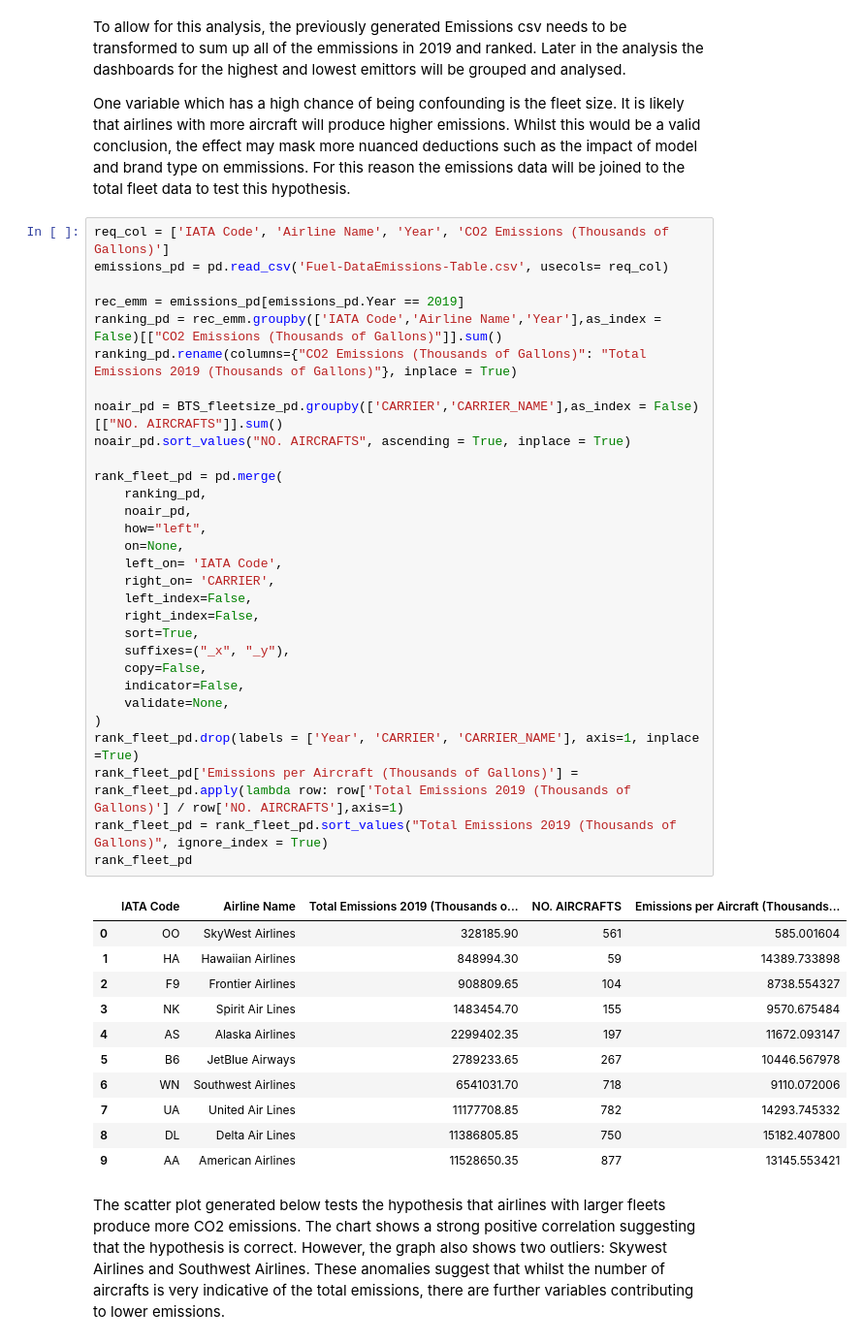
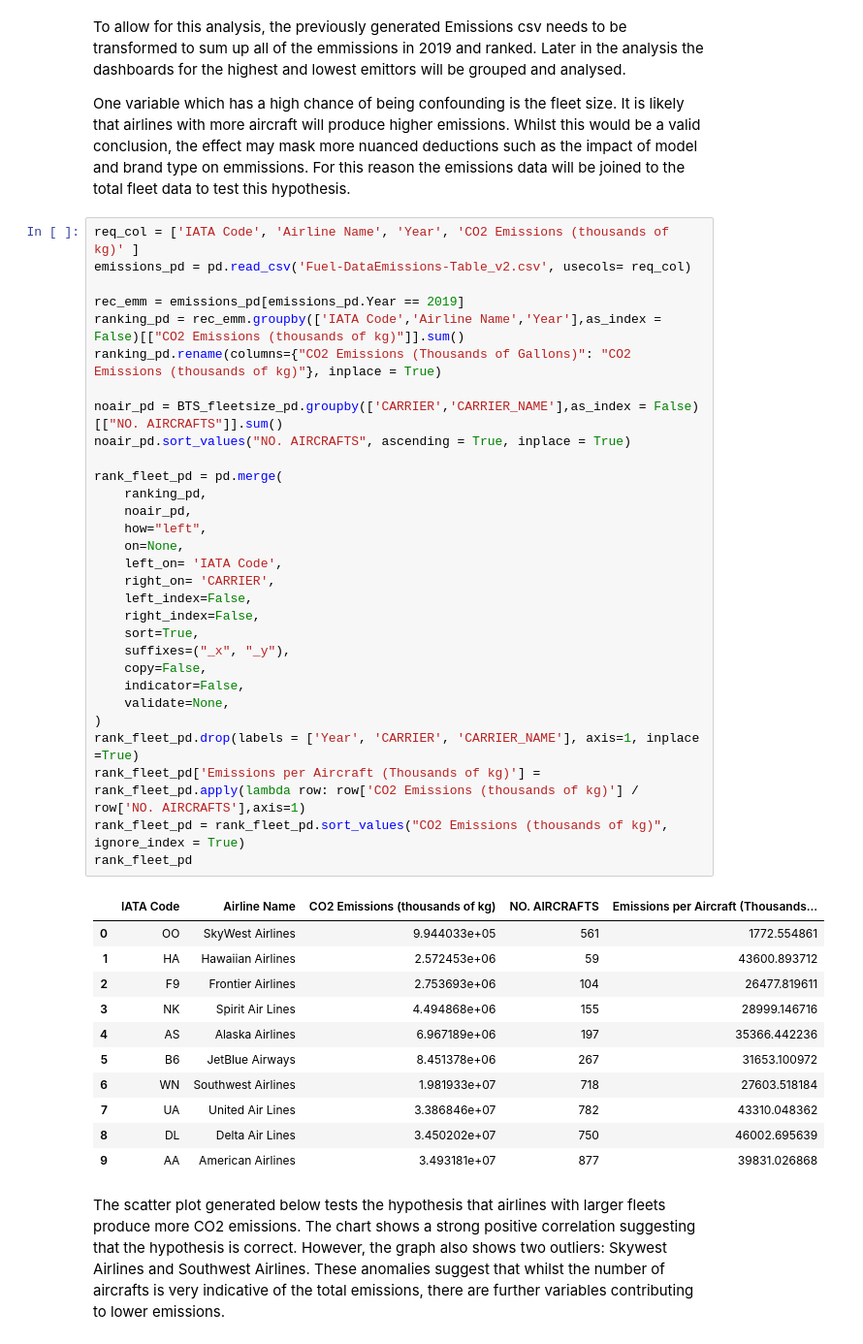
Before and after one commit to GenevaKirwan/CFG-Airline-Project, a Jupyter notebook: ProjectCode.ipynb, the cells around one changed output. Shown at 97% size. Drawn from its saved outputs; the diff is of its cells as text.

Commit message:
Switching to kg in fleet section.

```diff
--- a/ProjectCode.ipynb
+++ b/ProjectCode.ipynb
@@ -328,47 +324,47 @@ To allow for this analysis, the previously generated Emissions csv needs to be t
 
 One variable which has a high chance of being confounding is the fleet size. It is likely that airlines with more aircraft will produce higher emissions. Whilst this would be a valid conclusion, the effect may mask more nuanced deductions such as the impact of model and brand type on emmissions. For this reason the emissions data will be joined to the total fleet data to test this hypothesis.
 # %%
-req_col = ['IATA Code', 'Airline Name', 'Year', 'CO2 Emissions (Thousands of Gallons)']
-emissions_pd = pd.read_csv('Fuel-DataEmissions-Table.csv', usecols= req_col)
+req_col = ['IATA Code', 'Airline Name', 'Year', 'CO2 Emissions (thousands of kg)' ]
+emissions_pd = pd.read_csv('Fuel-DataEmissions-Table_v2.csv', usecols= req_col)
 
 rec_emm = emissions_pd[emissions_pd.Year == 2019]
-ranking_pd = rec_emm.groupby(['IATA Code','Airline Name','Year'],as_index = False)[["CO2 Emissions (Thousands of Gallons)"]].sum()
-ranking_pd.rename(columns={"CO2 Emissions (Thousands of Gallons)": "Total Emissions 2019 (Thousands of Gallons)"}, inplace = True)
+ranking_pd = rec_emm.groupby(['IATA Code','Airline Name','Year'],as_index = False)[["CO2 Emissions (thousands of kg)"]].sum()
+ranking_pd.rename(columns={"CO2 Emissions (Thousands of Gallons)": "CO2 Emissions (thousands of kg)"}, inplace = True)
 
 noair_pd = BTS_fleetsize_pd.groupby(['CARRIER','CARRIER_NAME'],as_index = False)[["NO. AIRCRAFTS"]].sum()
 noair_pd.sort_values("NO. AIRCRAFTS", ascending = True, inplace = True)
 
 rank_fleet_pd = pd.merge(
     ranking_pd,
     noair_pd,
     how="left",
     on=None,
     left_on= 'IATA Code',
     right_on= 'CARRIER',
     left_index=False,
     right_index=False,
     sort=True,
     suffixes=("_x", "_y"),
     copy=False,
     indicator=False,
     validate=None,
 )
 rank_fleet_pd.drop(labels = ['Year', 'CARRIER', 'CARRIER_NAME'], axis=1, inplace =True)
-rank_fleet_pd['Emissions per Aircraft (Thousands of Gallons)'] = rank_fleet_pd.apply(lambda row: row['Total Emissions 2019 (Thousands of Gallons)'] / row['NO. AIRCRAFTS'],axis=1)
-rank_fleet_pd = rank_fleet_pd.sort_values("Total Emissions 2019 (Thousands of Gallons)", ignore_index = True)
+rank_fleet_pd['Emissions per Aircraft (Thousands of kg)'] = rank_fleet_pd.apply(lambda row: row['CO2 Emissions (thousands of kg)'] / row['NO. AIRCRAFTS'],axis=1)
+rank_fleet_pd = rank_fleet_pd.sort_values("CO2 Emissions (thousands of kg)", ignore_index = True)
 rank_fleet_pd
 # %% [output]
-|  | IATA Code | Airline Name | Total Emissions 2019 (Thousands o... | NO. AIRCRAFTS | Emissions per Aircraft (Thousands... |
-| 0 | OO | SkyWest Airlines | 328185.90 | 561 | 585.001604 |
-| 1 | HA | Hawaiian Airlines | 848994.30 | 59 | 14389.733898 |
-| 2 | F9 | Frontier Airlines | 908809.65 | 104 | 8738.554327 |
-| 3 | NK | Spirit Air Lines | 1483454.70 | 155 | 9570.675484 |
-| 4 | AS | Alaska Airlines | 2299402.35 | 197 | 11672.093147 |
-| 5 | B6 | JetBlue Airways | 2789233.65 | 267 | 10446.567978 |
-| 6 | WN | Southwest Airlines | 6541031.70 | 718 | 9110.072006 |
-| 7 | UA | United Air Lines | 11177708.85 | 782 | 14293.745332 |
-| 8 | DL | Delta Air Lines | 11386805.85 | 750 | 15182.407800 |
-| 9 | AA | American Airlines | 11528650.35 | 877 | 13145.553421 |
+|  | IATA Code | Airline Name | CO2 Emissions (thousands of kg) | NO. AIRCRAFTS | Emissions per Aircraft (Thousands... |
+| 0 | OO | SkyWest Airlines | 9.944033e+05 | 561 | 1772.554861 |
+| 1 | HA | Hawaiian Airlines | 2.572453e+06 | 59 | 43600.893712 |
+| 2 | F9 | Frontier Airlines | 2.753693e+06 | 104 | 26477.819611 |
+| 3 | NK | Spirit Air Lines | 4.494868e+06 | 155 | 28999.146716 |
+| 4 | AS | Alaska Airlines | 6.967189e+06 | 197 | 35366.442236 |
+| 5 | B6 | JetBlue Airways | 8.451378e+06 | 267 | 31653.100972 |
+| 6 | WN | Southwest Airlines | 1.981933e+07 | 718 | 27603.518184 |
+| 7 | UA | United Air Lines | 3.386846e+07 | 782 | 43310.048362 |
+| 8 | DL | Delta Air Lines | 3.450202e+07 | 750 | 46002.695639 |
+| 9 | AA | American Airlines | 3.493181e+07 | 877 | 39831.026868 |
 # %% [markdown]
 The scatter plot generated below tests the hypothesis that airlines with larger fleets produce more CO2 emissions. The chart shows a strong positive correlation suggesting that the hypothesis is correct. However, the graph also shows two outliers: Skywest Airlines and Southwest Airlines. These anomalies suggest that whilst the number of aircrafts is very indicative of the total emissions, there are further variables contributing to lower emissions.
 # %%
```
Also changed, not shown: parts of 9 cells of this notebook, 2 other files.
